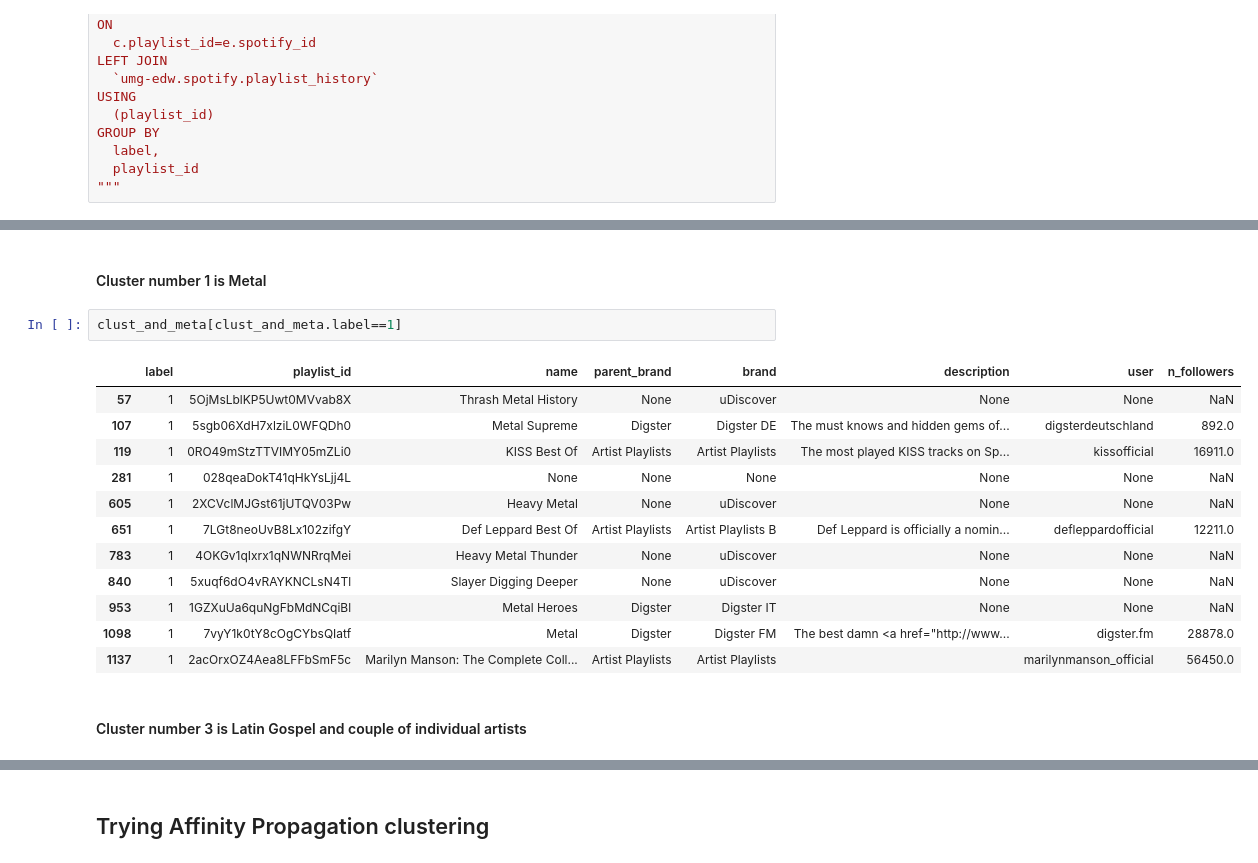
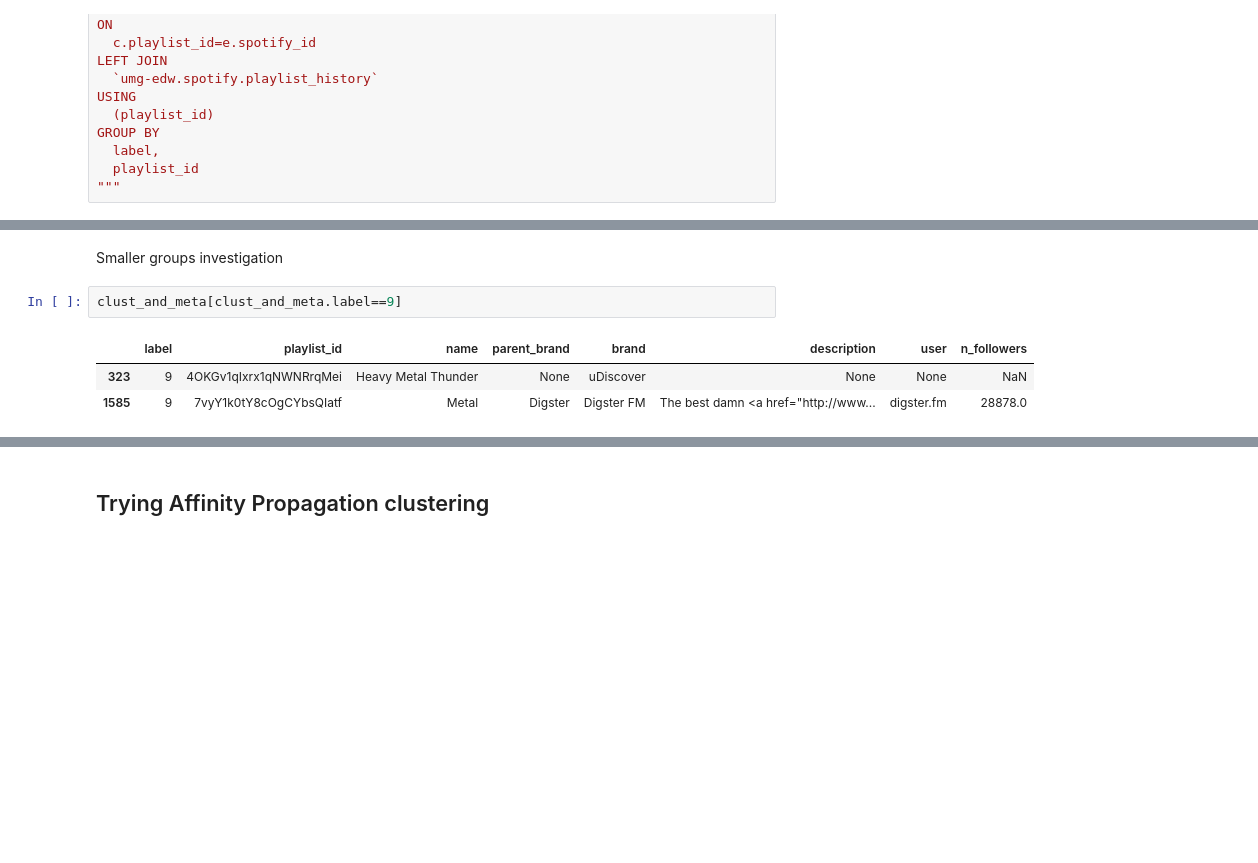
Before and after one commit to dmescherina/umg-backup, a Jupyter notebook: playlist_sequencing/clustering.ipynb, the cells around one changed output, grey strips where cells are left out. Cells and saved outputs as stored; diff of their text form; blank space fills up the shorter version.

```diff
--- a/playlist_sequencing/clustering.ipynb
+++ b/playlist_sequencing/clustering.ipynb
@@ -681,19 +762,8 @@ clust_and_meta[clust_and_meta.label==4]
-# %% [markdown]
-####  Cluster number 1 is Metal
+# %% [markdown]
+Smaller groups investigation
 # %%
-clust_and_meta[clust_and_meta.label==1]
+clust_and_meta[clust_and_meta.label==9]
 # %% [output]
 |  | label | playlist_id | name | parent_brand | brand | description | user | n_followers |
-| 57 | 1 | 5OjMsLblKP5Uwt0MVvab8X | Thrash Metal History | None | uDiscover | None | None | NaN |
-| 107 | 1 | 5sgb06XdH7xlziL0WFQDh0 | Metal Supreme | Digster | Digster DE | The must knows and hidden gems of... | digsterdeutschland | 892.0 |
-| 119 | 1 | 0RO49mStzTTVIMY05mZLi0 | KISS Best Of | Artist Playlists | Artist Playlists | The most played KISS tracks on Sp... | kissofficial | 16911.0 |
-| 281 | 1 | 028qeaDokT41qHkYsLjj4L | None | None | None | None | None | NaN |
-| 605 | 1 | 2XCVclMJGst61jUTQV03Pw | Heavy Metal | None | uDiscover | None | None | NaN |
-| 651 | 1 | 7LGt8neoUvB8Lx102zifgY | Def Leppard Best Of | Artist Playlists | Artist Playlists B | Def Leppard is officially a nomin... | defleppardofficial | 12211.0 |
-| 783 | 1 | 4OKGv1qIxrx1qNWNRrqMei | Heavy Metal Thunder | None | uDiscover | None | None | NaN |
-| 840 | 1 | 5xuqf6dO4vRAYKNCLsN4Tl | Slayer Digging Deeper | None | uDiscover | None | None | NaN |
-| 953 | 1 | 1GZXuUa6quNgFbMdNCqiBl | Metal Heroes | Digster | Digster IT | None | None | NaN |
-| 1098 | 1 | 7vyY1k0tY8cOgCYbsQIatf | Metal | Digster | Digster FM | The best damn <a href="http://www... | digster.fm | 28878.0 |
-| 1137 | 1 | 2acOrxOZ4Aea8LFFbSmF5c | Marilyn Manson: The Complete Coll... | Artist Playlists | Artist Playlists |  | marilynmanson_official | 56450.0 |
+| 323 | 9 | 4OKGv1qIxrx1qNWNRrqMei | Heavy Metal Thunder | None | uDiscover | None | None | NaN |
+| 1585 | 9 | 7vyY1k0tY8cOgCYbsQIatf | Metal | Digster | Digster FM | The best damn <a href="http://www... | digster.fm | 28878.0 |
-# %% [markdown]
-####  Cluster number 3 is Latin Gospel and couple of individual artists
```
Also changed, not shown: parts of 52 cells of this notebook, 1 other file.
